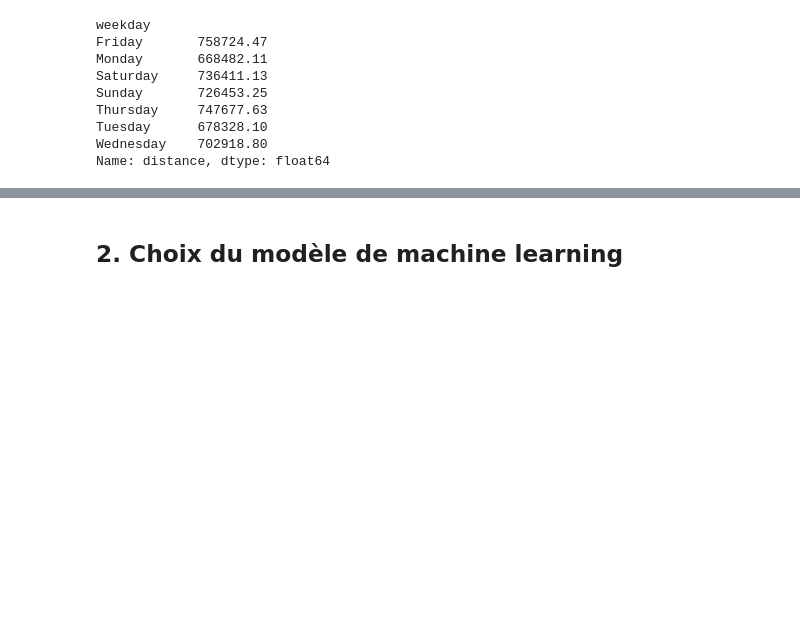
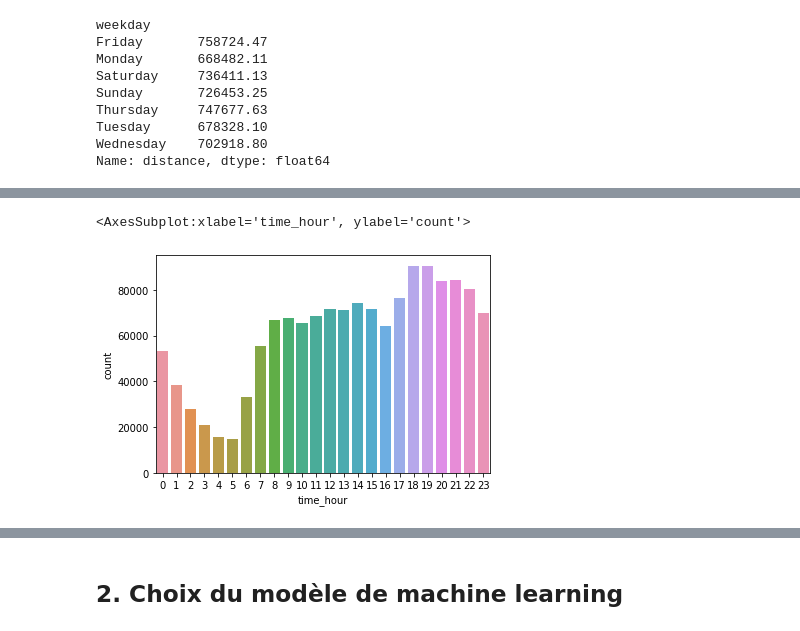
Before and after one commit to KevinB-a/NYC_cabs, a Jupyter notebook: notebook/explorattion_des_data_&_construction_models.ipynb, the cells around one changed output, grey strips where cells are left out. Cells and saved outputs as stored; diff of their text form; code cells hidden in the pictures; blank space fills up the shorter version.

```diff
--- a/notebook/explorattion_des_data_&_construction_models.ipynb
+++ b/notebook/explorattion_des_data_&_construction_models.ipynb
@@ -134,0 +149,5 @@ Name: distance, dtype: float64
+# %%
+sns.countplot(x = df['time_hour'])
+# %% [output]
+<AxesSubplot:xlabel='time_hour', ylabel='count'>
+[figure, added]
```
Also changed, not shown: parts of 9 cells of this notebook, 1 other file.
